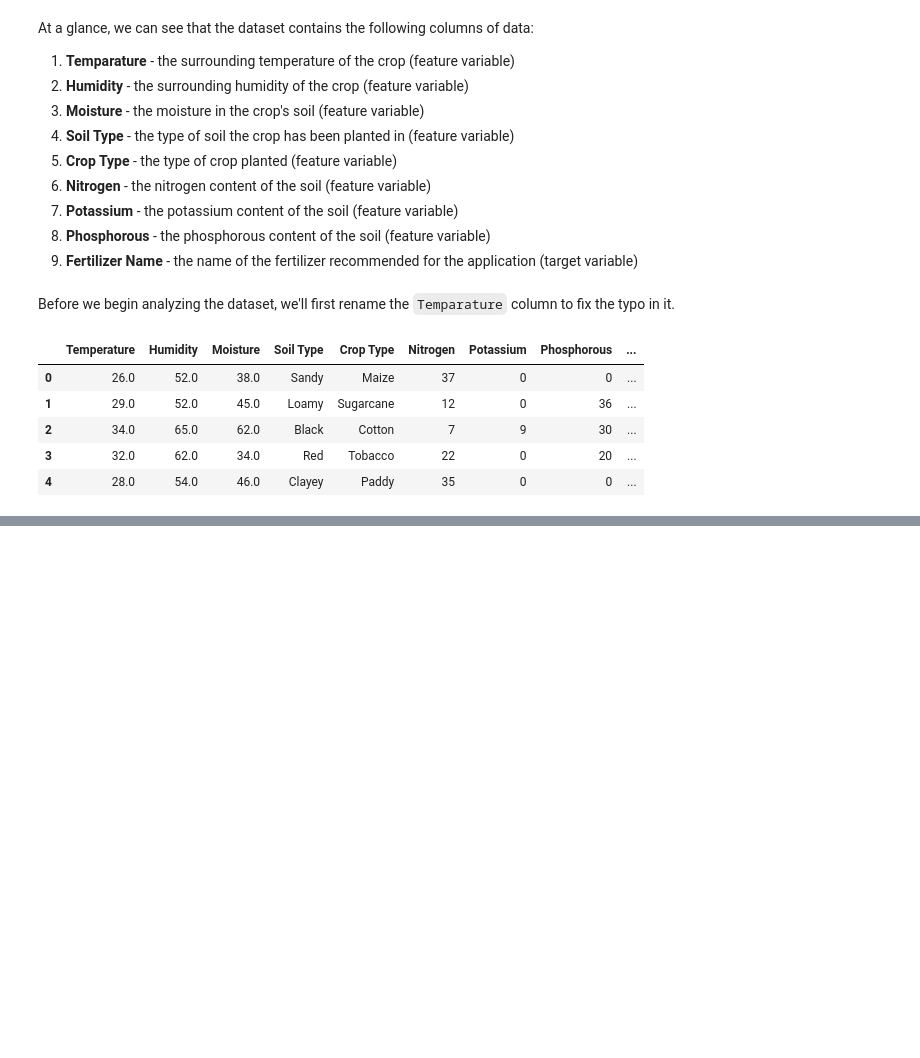
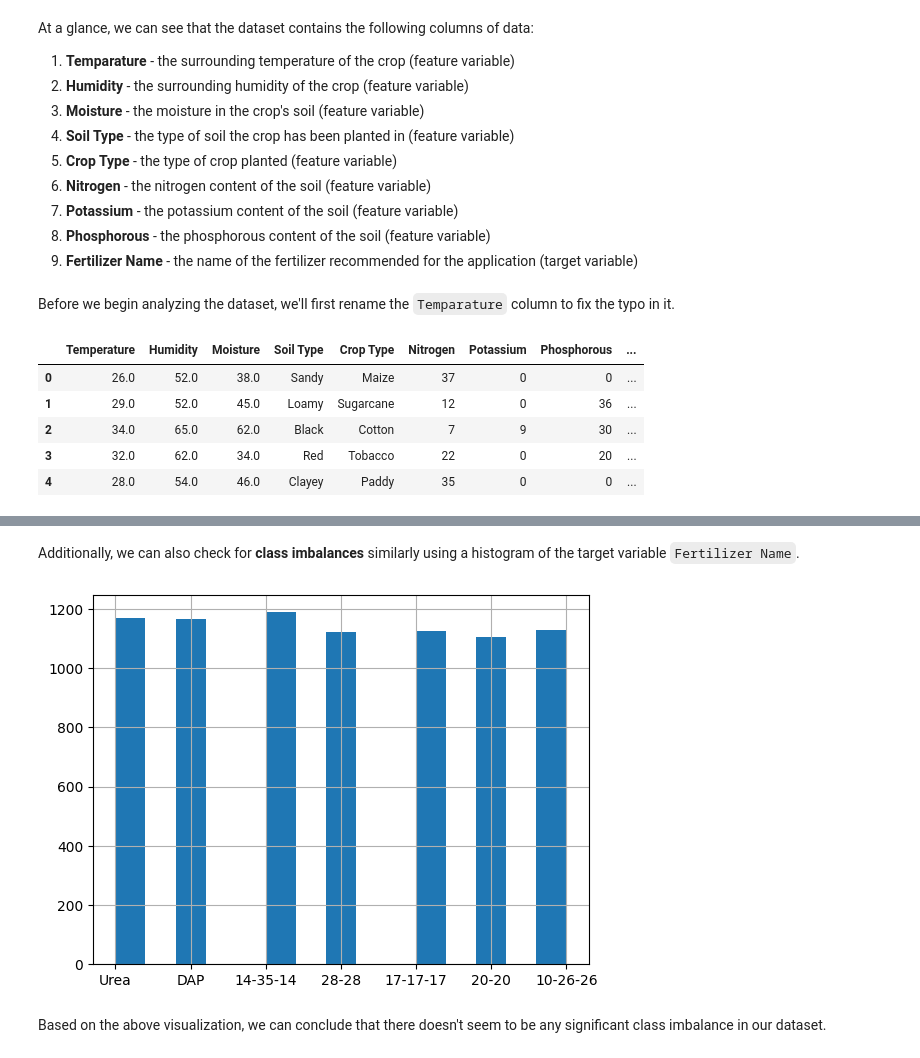
Before and after one commit to Caramel-Labs/pohora.lk, a Jupyter notebook: experiments/EXP1.ipynb, the cells around one changed output, grey strips where cells are left out. Cells and saved outputs as stored; diff of their text form; code cells hidden in the pictures; blank space fills up the shorter version.

```diff
--- a/experiments/EXP1.ipynb
+++ b/experiments/EXP1.ipynb
@@ -74,0 +190,13 @@ df.head()
+# %% [markdown]
+Additionally, we can also check for **class imbalances** similarly using a histogram of the target variable `Fertilizer Name`.
+# %%
+# Check for class imbalances via histogram
+df["Fertilizer Name"].hist(
+    bins=15,
+)
+
+plt.show()
+# %% [output]
+[figure, added]
+# %% [markdown]
+Based on the above visualization, we can conclude that there doesn't seem to be any significant class imbalance in our dataset.
```
Also changed, not shown: parts of 14 cells of this notebook.
